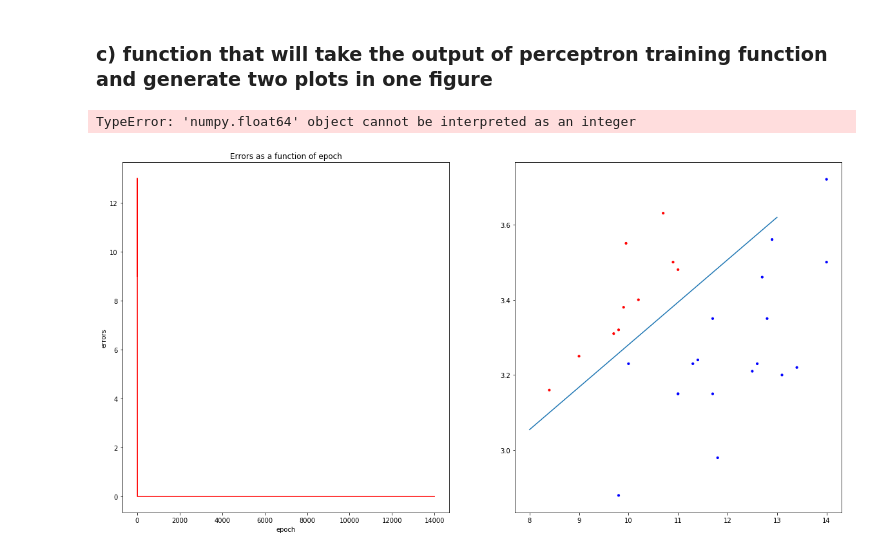
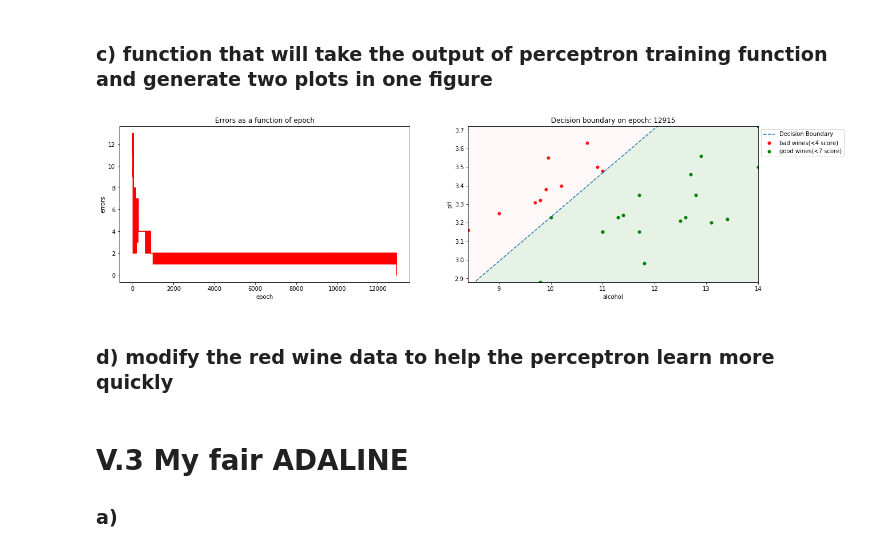
Before and after one commit to moonsonu/ft_sommelier, a Jupyter notebook: sommelier.ipynb, the cells around one changed output. Drawn from its saved outputs; the diff is of its cells as text; code cells hidden in the pictures.

```diff
--- a/sommelier.ipynb
+++ b/sommelier.ipynb
@@ -44,6 +44,7 @@ class perceptron():
         result_ = []
         num_epoch = 0
         for i in range(1 + X.shape[1]):
+            random.seed(0)
             self.w_.append(random.random())
         self.errors_ = []
         if (self.n_iter != 0):
@@ -64,7 +65,7 @@ class perceptron():
             while (1):
                 errors = 0
                 result = 0
-                num_poch += 1
+                num_epoch += 1
                 for xi, target in zip(X, y):
                     update = self.eta * (int(target) - self.predict(xi))
                     self.w_[1:] += update * xi
@@ -91,6 +92,6 @@ class perceptron():
         else:
             return -1
 
-p = perceptron(eta=0.01)
+p = perceptron(eta=0.01, n_iter=0)
 # %% [markdown]
 ### c) function that will take the output of perceptron training function and generate two plots in one figure
@@ -99,63 +127,57 @@ def plot_performance(performance, wine_data, good_thresh, bad_thresh, epoch=-1,
     df = pd.read_csv(wine_data, sep=';')
     df_filtered = df[(df.quality >= good_thresh) | (df.quality <= bad_thresh)]
     df_data = df_filtered[['alcohol', 'pH', 'quality']]
-    y = ['1' if k >= 8 else '-1' for k in df_data['quality']]
+    good1, good2, bad1, bad2 = winequality(df_data, good_thresh, bad_thresh)
+    y = ['1' if k >= good_thresh else '-1' for k in df_data['quality']]
     X = df_data[['alcohol', 'pH']].values
     data = p.fit(X, y)
-    plt.figure(figsize=(20,10))
+    plt.figure(figsize=(20,5))
     numvar = X.shape[0]
     x1_ = []
     y1_ = []
     x2_ = []
     y2_ = []
     xmaxVal, xminVal, ymaxVal, yminVal = maxmin(X)
-    #xmaxVal = 0
-    #xminVal = X[0][0]
-    #ymaxVal = 0
-    #yminVal = X[0][1]
-    #for i in X:
-    #    xmaxVal = max(xmaxVal, i[0])
-    #    xminVal = min(xminVal, i[0])
-    #    ymaxVal = max(ymaxVal, i[1])
-    #    yminVal = min(yminVal, i[1])
-
     for i in data:
         x1 = i[0]
         y1 = i[1]
         x1_.append(x1)
         y1_.append(y1)
     if epoch > 0:
         for i in data:
-            x2_ = range(int(xminVal), int(xmaxVal))
+            x2_ = range(int(xminVal), int(xmaxVal) + 1)
             if i[0] == epoch:
                 for x2i in x2_:
                     y2 = (-(i[3] / i[2][1]) / (i[3] / i[2][0])) * x2i + (-i[3] / i[2][1])
                     y2_.append(y2)
     else:
-        i = data[p.n_iter - 1]
+        epoch = i[0]
+        #i = data[p.n_iter - 1]
         x2_ = range(int(xminVal), int(xmaxVal))
         for x2i in x2_:
             y2 = (-(i[3] / i[2][1]) / (i[3] / i[2][0])) * x2i + (-i[3] / i[2][1])
             y2_.append(y2)
 
     plt.subplot(121)
     plt.plot(x1_, y1_, color='red')
     plt.xlabel('epoch')
     plt.ylabel('errors')
     plt.title("Errors as a function of epoch")
     plt.subplot(122)
-    color = ['blue' if k >= good_thresh else 'red' for k in df_data['quality']]
-    size = [10 if k >= good_thresh else 10 if k <= bad_thresh else 0 for k in df_data['quality']]
-    plt.scatter(df_data['alcohol'], df_data['pH'], c = color, s = size)
-    plt.plot(x2_, y2_)
-    plt_decision_regions(x2_, y2_, X)
-    plt.xlim([xminVal, xmaxVal])
-    plt.ylim([yminVal, ymaxVal])
-    plt.xlabel('alcohol')
-    plt.ylabel('pH')
+    plt.scatter(bad1, bad2, c = 'red', s = 25, label='bad wines(<{0} score)'.format(bad_thresh + 1))
+    plt.scatter(good1, good2, c = 'green', s = 25, label='good wines(<{0} score)'.format(good_thresh - 1))
+    plt.fill_between(x2_, y2_, ymaxVal, facecolor='pink', alpha=0.1)
+    plt.fill_between(x2_, yminVal, y2_, facecolor='green', alpha=0.1)
+    plt.plot(x2_, y2_, '--', label="Decision Boundary")
+    plt.xlim([xminVal + 1, xmaxVal - 1])
+    plt.ylim([yminVal + 1, ymaxVal - 1])
+    plt.xlabel(df_data.columns[0])
+    plt.ylabel(df_data.columns[1])
+    plt.legend(bbox_to_anchor=(1., 1))
     plt.title("Decision boundary on epoch: %d"% epoch)
     plt.show()
-plot_performance(p, 'winequality-red.csv', 8, 3, epoch = 200, save_plot=False)
+    if save_plot==True:
+        plt.savefig('./performance.png')
+plot_performance(p, 'winequality-red.csv', 8, 3,)
 # %% [output]
-TypeError: 'numpy.float64' object cannot be interpreted as an integer
-[figure, old version]
+[figure, new version]
@@ -190,0 +184,5 @@ def meshgrid(x, y):
+# %% [markdown]
+### d) modify the red wine data to help the perceptron learn more quickly
+# %% [markdown]
+# V.3 My fair ADALINE
+### a)
```
Also changed, not shown: parts of 4 cells of this notebook.
